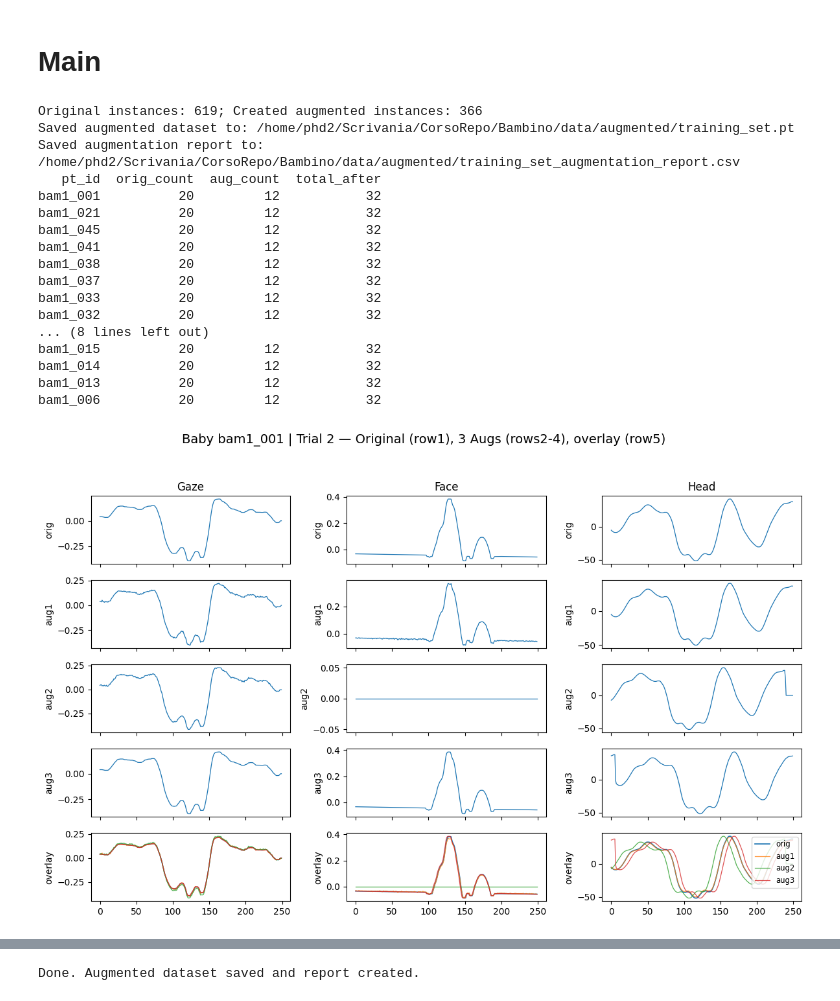
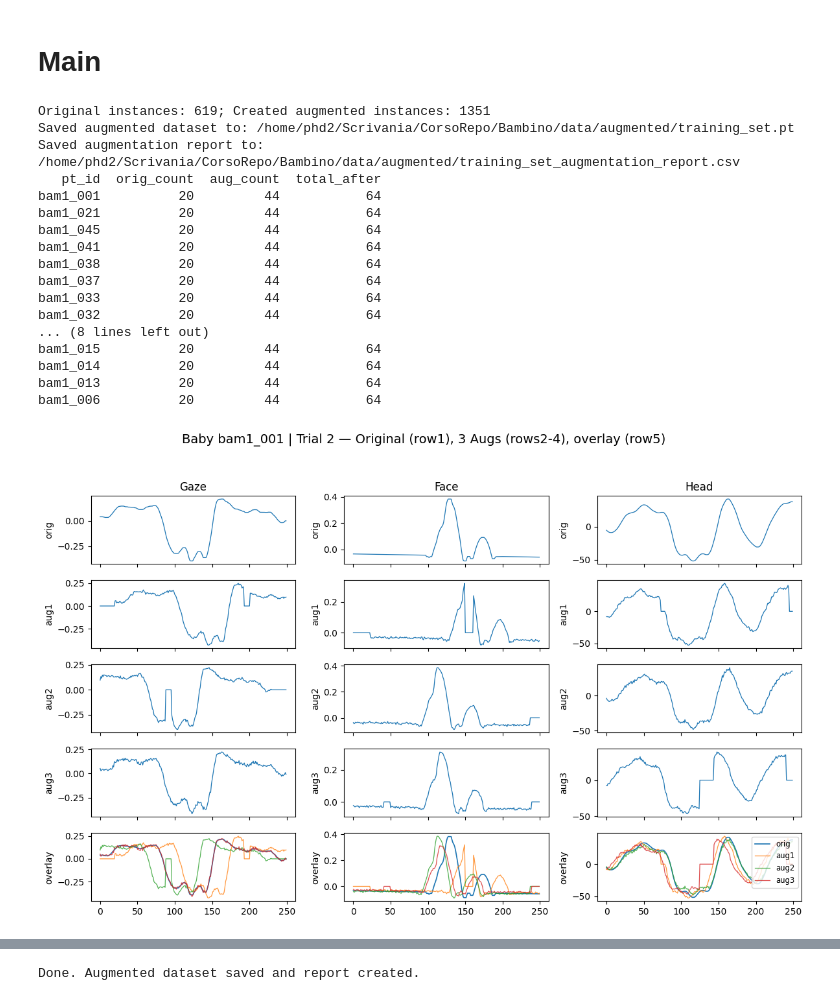
Before and after one commit to prontoSoCorso/Bambino, a Jupyter notebook: _01_preprocessing/augment_time_series.ipynb, the cells around one changed output, grey strips where cells are left out. Cells and saved outputs as stored; diff of their text form; code cells hidden in the pictures.

```diff
--- a/_01_preprocessing/augment_time_series.ipynb
+++ b/_01_preprocessing/augment_time_series.ipynb
@@ -65,8 +65,21 @@ Output path for augmented dataset: /home/phd2/Scrivania/CorsoRepo/Bambino/data/a
 # %%
 # ---------- Configuration ----------
 TARGET_LEN = 250         # 10 s @ 25 Hz
-NEG_AUG_PER_TRIAL = 3    # how many augmented negatives per original negative
-POS_AUG_PER_TRIAL = 0    # typically 0 (we keep positives intact), set >0 for light pos augment
+ORIGINAL_POS_PER_TRIAL = 4  # how many original positives per trial (usually 1)
+ORIGINAL_NEG_PER_TRIAL = 1  # how many original negatives per trial
+
+balance_data = True    # set to True to balance pos/neg samples via augmentation
+balance_ratio = 2      # moltiplicative factor
+
+if balance_data and balance_ratio > 0:
+    POS_AUG_PER_TRIAL = balance_ratio - 1 # how many positive augmentations per original positive
+    NEG_AUG_PER_TRIAL = int( ((ORIGINAL_POS_PER_TRIAL * balance_ratio)-ORIGINAL_NEG_PER_TRIAL) / ORIGINAL_NEG_PER_TRIAL) # how many negative augmentations per original negative
+else:
+    POS_AUG_PER_TRIAL = 0    # default value if not balancing
+    NEG_AUG_PER_TRIAL = 3    # default value if not balancing
+
+print(f"Augmentation Configuration: POS_AUG_PER_TRIAL={POS_AUG_PER_TRIAL}, NEG_AUG_PER_TRIAL={NEG_AUG_PER_TRIAL}")
+
 SAVE_PROCESSED = True   # set True to pickle the augmented dataset to out_path
 PLOT_EXAMPLES = True     # show a few visualization examples
 OUT_PATH = Path(out_path) if 'out_path' in globals() else Path("augmented_dataset.pkl")
@@ -213,7 +252,7 @@ OUT_DIR.mkdir(parents=True, exist_ok=True)
 if dataset is None:
     raise RuntimeError("Variable `dataset` not found. Load your BoaOpenFaceDataset first.")
 
-# helper: ensure trial window length (no preprocessing here)
+# helper: ensure trial window length
 def ensure_length(X, target_len=TARGET_LEN):
     T, D = X.shape
     if T == target_len:
@@ -221,9 +260,8 @@ def ensure_length(X, target_len=TARGET_LEN):
     if T < target_len:
         pad = np.zeros((target_len - T, D), dtype=X.dtype)
         return np.vstack([X, pad])
-    # center crop
-    start = (T - target_len) // 2
-    return X[start:start+target_len].copy()
+    # initial crop
+    return X[:target_len].copy()
 
 # list to hold augmented instances
 augmented_instances = []
@@ -289,7 +327,7 @@ for inst in dataset.instances:
             aug_count += 1
 
     else:
-        # positives: optionally create light augmentations (we set POS_AUG_PER_TRIAL=0)
+        # positives: optionally create light augmentations
         if POS_AUG_PER_TRIAL > 0:
             gaze = np.asarray(inst.gaze_info)
             head = np.asarray(inst.head_info)
@@ -456,44 +494,44 @@ for (key, origs, augs) in candidates:
     for r in range(3):
         aug_inst = aug_insts[r]
         for col_idx, modality in enumerate(modalities):
             ax = axes[r+1, col_idx]
             ts = get_modality_ts_from_inst(aug_inst, modality)
             ax.plot(ts, lw=0.9)
             ax.set_ylabel(f'aug{r+1}')
 
     # row 5 overlay
     for col_idx, modality in enumerate(modalities):
         ax = axes[4, col_idx]
         ts_orig = get_modality_ts_from_inst(orig_inst, modality)
         ax.plot(ts_orig, lw=1.2, label='orig')
         for r in range(3):
             ts_aug = get_modality_ts_from_inst(aug_insts[r], modality)
             ax.plot(ts_aug, lw=0.9, alpha=0.8, label=f'aug{r+1}')
         if col_idx == ncols-1:
             ax.legend(loc='upper right', fontsize='small')
         ax.set_ylabel('overlay')
 
     plt.tight_layout(rect=[0, 0.03, 1, 0.95])
     plt.show()
     plotted += 1
 
 print("Done. Augmented dataset saved and report created.")
 # %% [output]
-Original instances: 619; Created augmented instances: 366
+Original instances: 619; Created augmented instances: 1351
 Saved augmented dataset to: /home/phd2/Scrivania/CorsoRepo/Bambino/data/augmented/training_set.pt
 Saved augmentation report to: /home/phd2/Scrivania/CorsoRepo/Bambino/data/augmented/training_set_augmentation_report.csv
    pt_id  orig_count  aug_count  total_after
-bam1_001          20         12           32
-bam1_021          20         12           32
-bam1_045          20         12           32
-bam1_041          20         12           32
-bam1_038          20         12           32
-bam1_037          20         12           32
-bam1_033          20         12           32
-bam1_032          20         12           32
+bam1_001          20         44           64
+bam1_021          20         44           64
+bam1_045          20         44           64
+bam1_041          20         44           64
+bam1_038          20         44           64
+bam1_037          20         44           64
+bam1_033          20         44           64
+bam1_032          20         44           64
 ... (8 lines left out)
-bam1_015          20         12           32
-bam1_014          20         12           32
-bam1_013          20         12           32
-bam1_006          20         12           32
+bam1_015          20         44           64
+bam1_014          20         44           64
+bam1_013          20         44           64
+bam1_006          20         44           64
-[figure, old version]
+[figure, new version]
```
Also changed, not shown: parts of 3 cells of this notebook, 16 other files.
